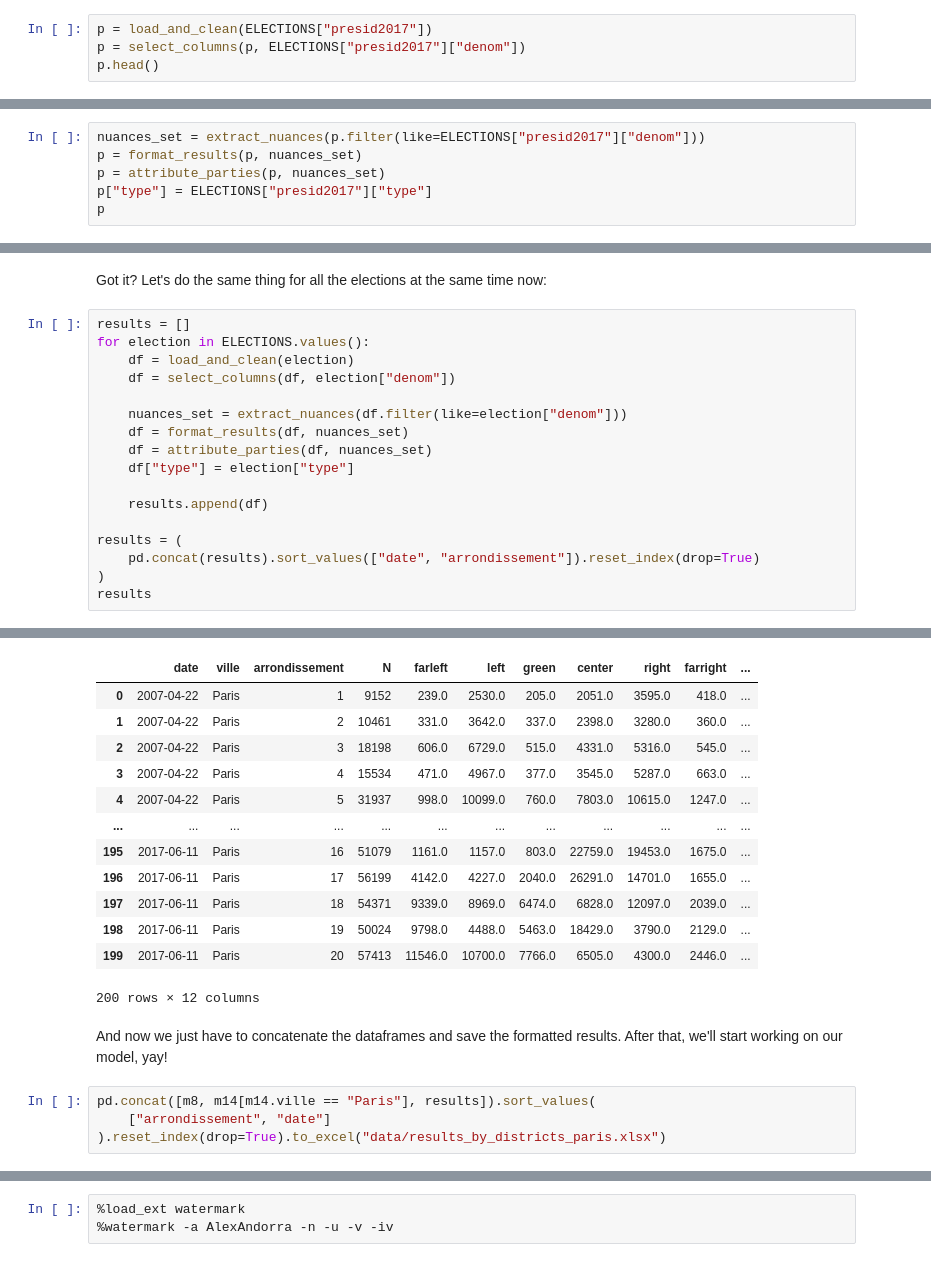
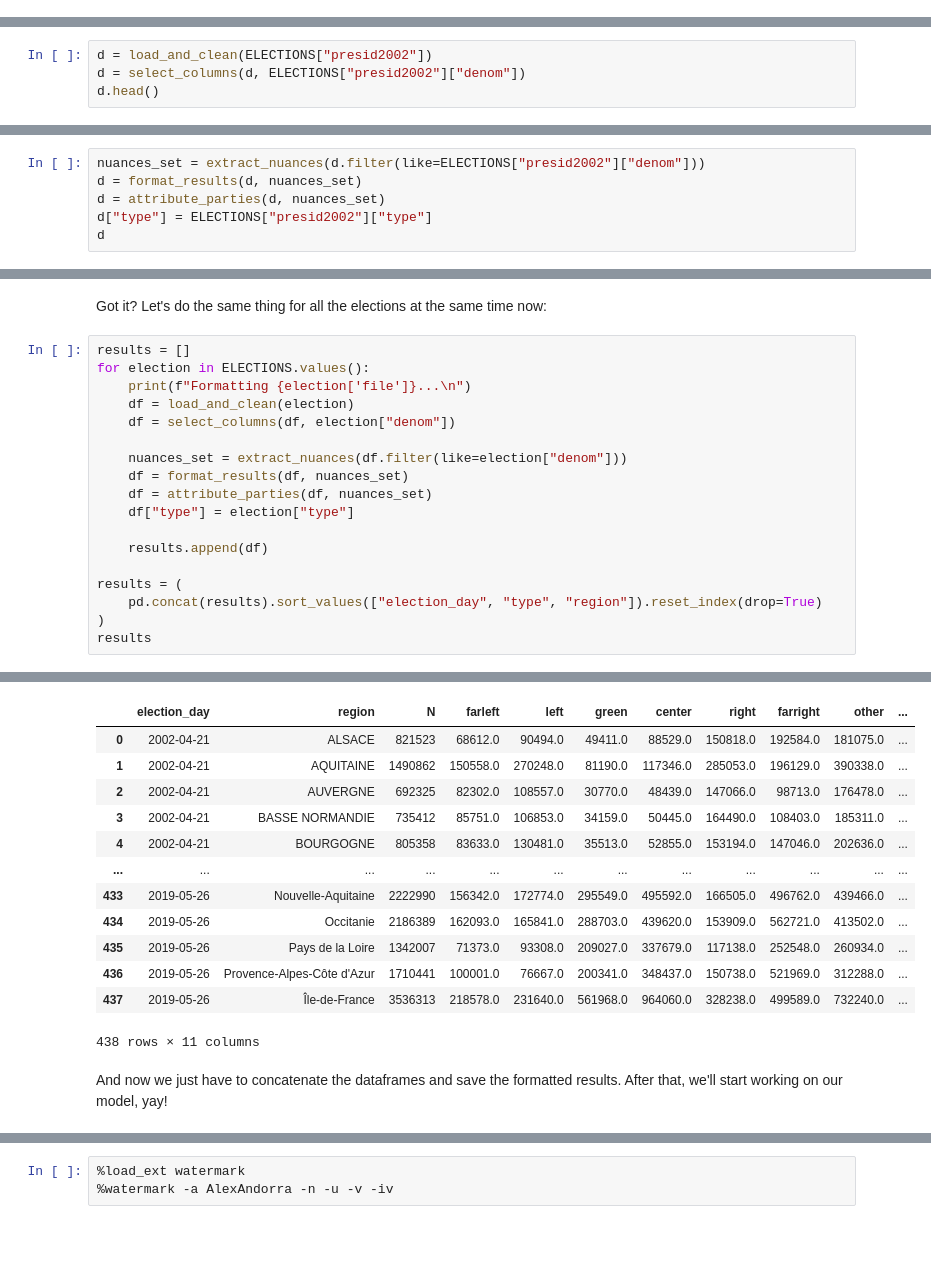
Before and after one commit to pollsposition/data, a Jupyter notebook: format_generic_results.ipynb, the cells around one changed output, grey strips where cells are left out. Saved outputs shown, nothing was run; the diff lists cells and outputs as text; blank space fills up the shorter version.

Commit message:
Finish formatting results at regional level

```diff
--- a/format_generic_results.ipynb
+++ b/format_generic_results.ipynb
@@ -528,4 +0,0 @@ These two functions basically turn the raw file into a format that we can give t
-# %%
-p = load_and_clean(ELECTIONS["presid2017"])
-p = select_columns(p, ELECTIONS["presid2017"]["denom"])
-p.head()
@@ -540,6 +0,0 @@ p.head()
-# %%
-nuances_set = extract_nuances(p.filter(like=ELECTIONS["presid2017"]["denom"]))
-p = format_results(p, nuances_set)
-p = attribute_parties(p, nuances_set)
-p["type"] = ELECTIONS["presid2017"]["type"]
-p
@@ -563,0 +262,4 @@ p
+# %%
+d = load_and_clean(ELECTIONS["presid2002"])
+d = select_columns(d, ELECTIONS["presid2002"]["denom"])
+d.head()
@@ -563,0 +389,6 @@ p
+# %%
+nuances_set = extract_nuances(d.filter(like=ELECTIONS["presid2002"]["denom"]))
+d = format_results(d, nuances_set)
+d = attribute_parties(d, nuances_set)
+d["type"] = ELECTIONS["presid2002"]["type"]
+d
@@ -566,6 +415,7 @@ Got it? Let's do the same thing for all the elections at the same time now:
 # %%
 results = []
 for election in ELECTIONS.values():
+    print(f"Formatting {election['file']}...\n")
     df = load_and_clean(election)
     df = select_columns(df, election["denom"])
 
@@ -577,7 +427,7 @@ for election in ELECTIONS.values():
     results.append(df)
 
 results = (
-    pd.concat(results).sort_values(["date", "arrondissement"]).reset_index(drop=True)
+    pd.concat(results).sort_values(["election_day", "type", "region"]).reset_index(drop=True)
 )
 results
 # %% [output]
@@ -584,19 +451,15 @@ results
-|  | date | ville | arrondissement | N | farleft | left | green | center | right | farright | ... |
-| 0 | 2007-04-22 | Paris | 1 | 9152 | 239.0 | 2530.0 | 205.0 | 2051.0 | 3595.0 | 418.0 | ... |
-| 1 | 2007-04-22 | Paris | 2 | 10461 | 331.0 | 3642.0 | 337.0 | 2398.0 | 3280.0 | 360.0 | ... |
-| 2 | 2007-04-22 | Paris | 3 | 18198 | 606.0 | 6729.0 | 515.0 | 4331.0 | 5316.0 | 545.0 | ... |
-| 3 | 2007-04-22 | Paris | 4 | 15534 | 471.0 | 4967.0 | 377.0 | 3545.0 | 5287.0 | 663.0 | ... |
-| 4 | 2007-04-22 | Paris | 5 | 31937 | 998.0 | 10099.0 | 760.0 | 7803.0 | 10615.0 | 1247.0 | ... |
+|  | election_day | region | N | farleft | left | green | center | right | farright | other | ... |
+| 0 | 2002-04-21 | ALSACE | 821523 | 68612.0 | 90494.0 | 49411.0 | 88529.0 | 150818.0 | 192584.0 | 181075.0 | ... |
+| 1 | 2002-04-21 | AQUITAINE | 1490862 | 150558.0 | 270248.0 | 81190.0 | 117346.0 | 285053.0 | 196129.0 | 390338.0 | ... |
+| 2 | 2002-04-21 | AUVERGNE | 692325 | 82302.0 | 108557.0 | 30770.0 | 48439.0 | 147066.0 | 98713.0 | 176478.0 | ... |
+| 3 | 2002-04-21 | BASSE NORMANDIE | 735412 | 85751.0 | 106853.0 | 34159.0 | 50445.0 | 164490.0 | 108403.0 | 185311.0 | ... |
+| 4 | 2002-04-21 | BOURGOGNE | 805358 | 83633.0 | 130481.0 | 35513.0 | 52855.0 | 153194.0 | 147046.0 | 202636.0 | ... |
 | ... | ... | ... | ... | ... | ... | ... | ... | ... | ... | ... | ... |
-| 195 | 2017-06-11 | Paris | 16 | 51079 | 1161.0 | 1157.0 | 803.0 | 22759.0 | 19453.0 | 1675.0 | ... |
-| 196 | 2017-06-11 | Paris | 17 | 56199 | 4142.0 | 4227.0 | 2040.0 | 26291.0 | 14701.0 | 1655.0 | ... |
-| 197 | 2017-06-11 | Paris | 18 | 54371 | 9339.0 | 8969.0 | 6474.0 | 6828.0 | 12097.0 | 2039.0 | ... |
-| 198 | 2017-06-11 | Paris | 19 | 50024 | 9798.0 | 4488.0 | 5463.0 | 18429.0 | 3790.0 | 2129.0 | ... |
-| 199 | 2017-06-11 | Paris | 20 | 57413 | 11546.0 | 10700.0 | 7766.0 | 6505.0 | 4300.0 | 2446.0 | ... |
+| 433 | 2019-05-26 | Nouvelle-Aquitaine | 2222990 | 156342.0 | 172774.0 | 295549.0 | 495592.0 | 166505.0 | 496762.0 | 439466.0 | ... |
+| 434 | 2019-05-26 | Occitanie | 2186389 | 162093.0 | 165841.0 | 288703.0 | 439620.0 | 153909.0 | 562721.0 | 413502.0 | ... |
+| 435 | 2019-05-26 | Pays de la Loire | 1342007 | 71373.0 | 93308.0 | 209027.0 | 337679.0 | 117138.0 | 252548.0 | 260934.0 | ... |
+| 436 | 2019-05-26 | Provence-Alpes-Côte d'Azur | 1710441 | 100001.0 | 76667.0 | 200341.0 | 348437.0 | 150738.0 | 521969.0 | 312288.0 | ... |
+| 437 | 2019-05-26 | Île-de-France | 3536313 | 218578.0 | 231640.0 | 561968.0 | 964060.0 | 328238.0 | 499589.0 | 732240.0 | ... |
-200 rows × 12 columns
+438 rows × 11 columns
 # %% [markdown]
 And now we just have to concatenate the dataframes and save the formatted results. After that, we'll start working on our model, yay!
-# %%
-pd.concat([m8, m14[m14.ville == "Paris"], results]).sort_values(
-    ["arrondissement", "date"]
-).reset_index(drop=True).to_excel("data/results_by_districts_paris.xlsx")
```
Also changed, not shown: parts of 42 cells of this notebook, 7 other files.
